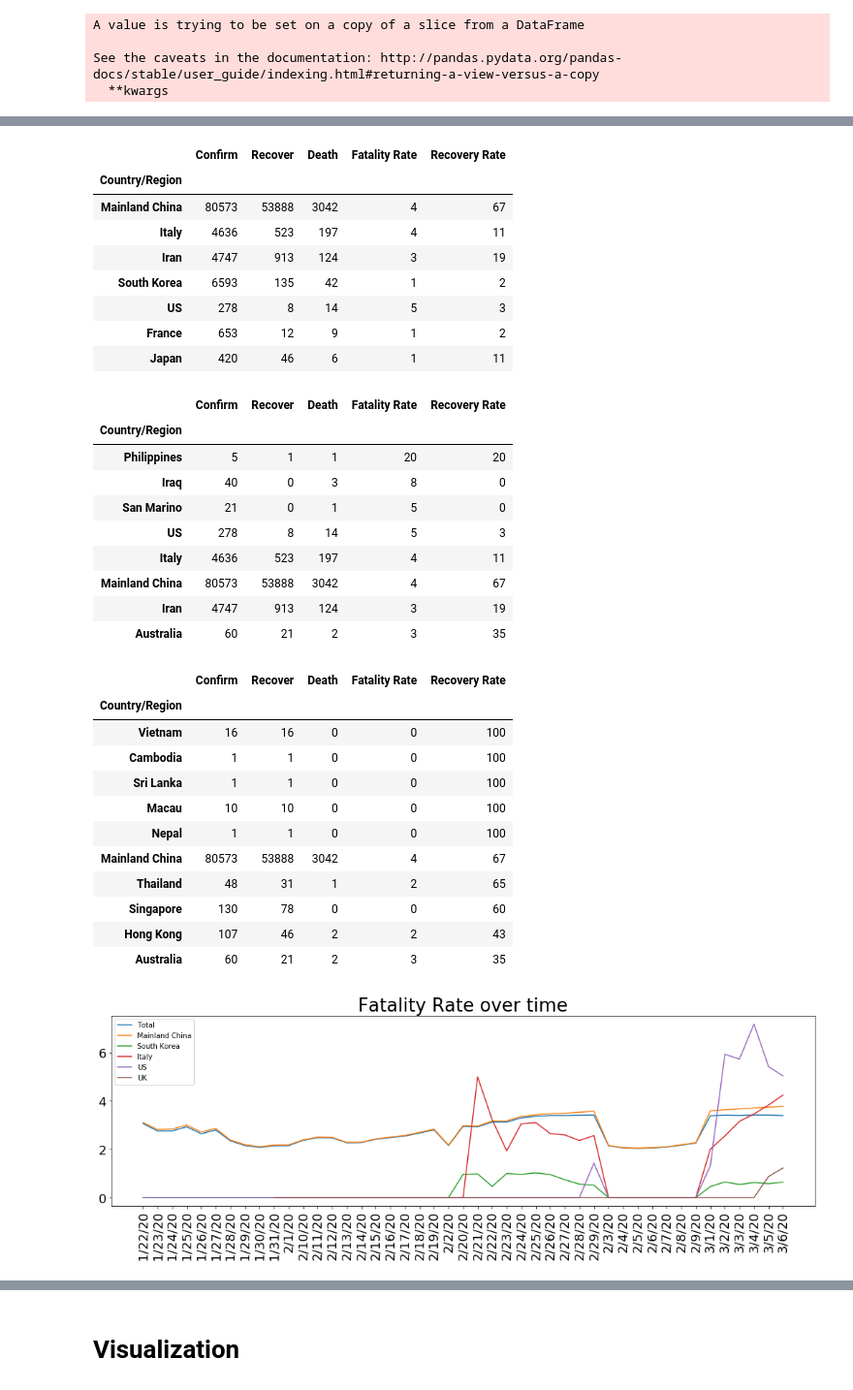
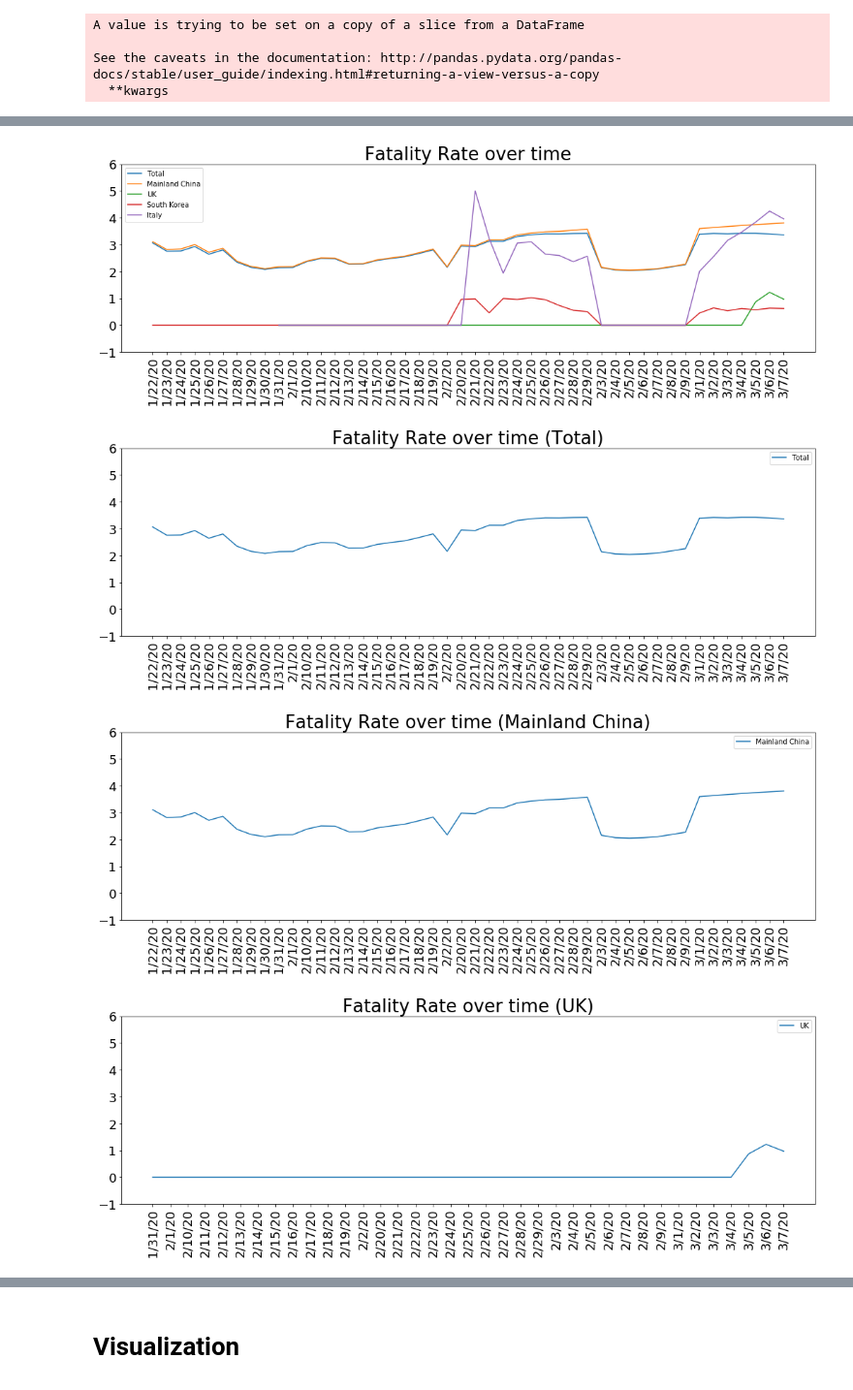
Before and after one commit to anjanatiha/COVID-19, a Jupyter notebook: Code and Analysis/corona-virus-exploratory-analysis-and-modeling.ipynb, the cells around one changed output, grey strips where cells are left out. Shown at 97% size. Cells and saved outputs as stored; diff of their text form; code cells hidden in the pictures.

```diff
--- a/Code and Analysis/corona-virus-exploratory-analysis-and-modeling.ipynb
+++ b/Code and Analysis/corona-virus-exploratory-analysis-and-modeling.ipynb
@@ -288,66 +403,44 @@ display(HTML(result_country.sort_values(by="Recover", ascending=False)[:10].to_h
-# %%
-display(HTML(result_country.sort_values(by="Death", ascending=False)[:7].to_html()))
-# %% [output]
-|  | Confirm | Recover | Death | Fatality Rate | Recovery Rate |
-| Country/Region |  |  |  |  |  |
-| Mainland China | 80573 | 53888 | 3042 | 4 | 67 |
-| Italy | 4636 | 523 | 197 | 4 | 11 |
-| Iran | 4747 | 913 | 124 | 3 | 19 |
-| South Korea | 6593 | 135 | 42 | 1 | 2 |
-| US | 278 | 8 | 14 | 5 | 3 |
-| France | 653 | 12 | 9 | 1 | 2 |
-| Japan | 420 | 46 | 6 | 1 | 11 |
-# %%
-display(HTML(result_country.sort_values(by="Fatality Rate", ascending=False)[:8].to_html()))
-# %% [output]
-|  | Confirm | Recover | Death | Fatality Rate | Recovery Rate |
-| Country/Region |  |  |  |  |  |
-| Philippines | 5 | 1 | 1 | 20 | 20 |
-| Iraq | 40 | 0 | 3 | 8 | 0 |
-| San Marino | 21 | 0 | 1 | 5 | 0 |
-| US | 278 | 8 | 14 | 5 | 3 |
-| Italy | 4636 | 523 | 197 | 4 | 11 |
-| Mainland China | 80573 | 53888 | 3042 | 4 | 67 |
-| Iran | 4747 | 913 | 124 | 3 | 19 |
-| Australia | 60 | 21 | 2 | 3 | 35 |
-# %%
-display(HTML(result_country.sort_values(by="Recovery Rate", ascending=False)[:10].to_html()))
-# %% [output]
-|  | Confirm | Recover | Death | Fatality Rate | Recovery Rate |
-| Country/Region |  |  |  |  |  |
-| Vietnam | 16 | 16 | 0 | 0 | 100 |
-| Cambodia | 1 | 1 | 0 | 0 | 100 |
-| Sri Lanka | 1 | 1 | 0 | 0 | 100 |
-| Macau | 10 | 10 | 0 | 0 | 100 |
-| Nepal | 1 | 1 | 0 | 0 | 100 |
-| Mainland China | 80573 | 53888 | 3042 | 4 | 67 |
-| Thailand | 48 | 31 | 1 | 2 | 65 |
-| Singapore | 130 | 78 | 0 | 0 | 60 |
-| Hong Kong | 107 | 46 | 2 | 2 | 43 |
-| Australia | 60 | 21 | 2 | 3 | 35 |
 # %%
 ticksize = 18
 titlesize = ticksize + 8
 labelsize = ticksize + 5
 
 figsize = (18, 5)
 params = {'figure.figsize' : figsize,
           'axes.labelsize' : labelsize,
           'axes.titlesize' : titlesize,
           'xtick.labelsize': ticksize,
           'ytick.labelsize': ticksize}
 
 plt.rcParams.update(params)
 
-countries = ["Total", 'Mainland China', 'South Korea', 'Italy', 'US', 'UK']
+countries = ["Total", 'Mainland China', 'UK', 'South Korea', 'Italy']
 # countries = result_cont.index.get_level_values('Country/Region').tolist()
+# title = "Fatality Rate over time"
+
 title = "Fatality Rate over time"
+
+ymin = -1
+ymax = 6
 
 for country in countries:
     fatality_rate = fatality_rate_func(country=country, state="")
     sns.lineplot(x=data_cols, y=fatality_rate, label=country)
 plt.title(title)
 plt.xticks(rotation=90)
+plt.ylim(ymin, ymax)
 plt.show()
+
+for country in countries:
+    title = "Fatality Rate over time (" + country + ")"
+    fatality_rate = fatality_rate_func(country=country, state="")
+    sns.lineplot(x=data_cols, y=fatality_rate, label=country)
+    plt.title(title)
+    plt.xticks(rotation=90)
+    plt.ylim(ymin, ymax)
+    plt.show()
 # %% [output]
-[figure, old version]
+[figure, new version]
+[figure, added]
+[figure, added]
+[figure, added]
```
Also changed, not shown: parts of 25 cells of this notebook.
